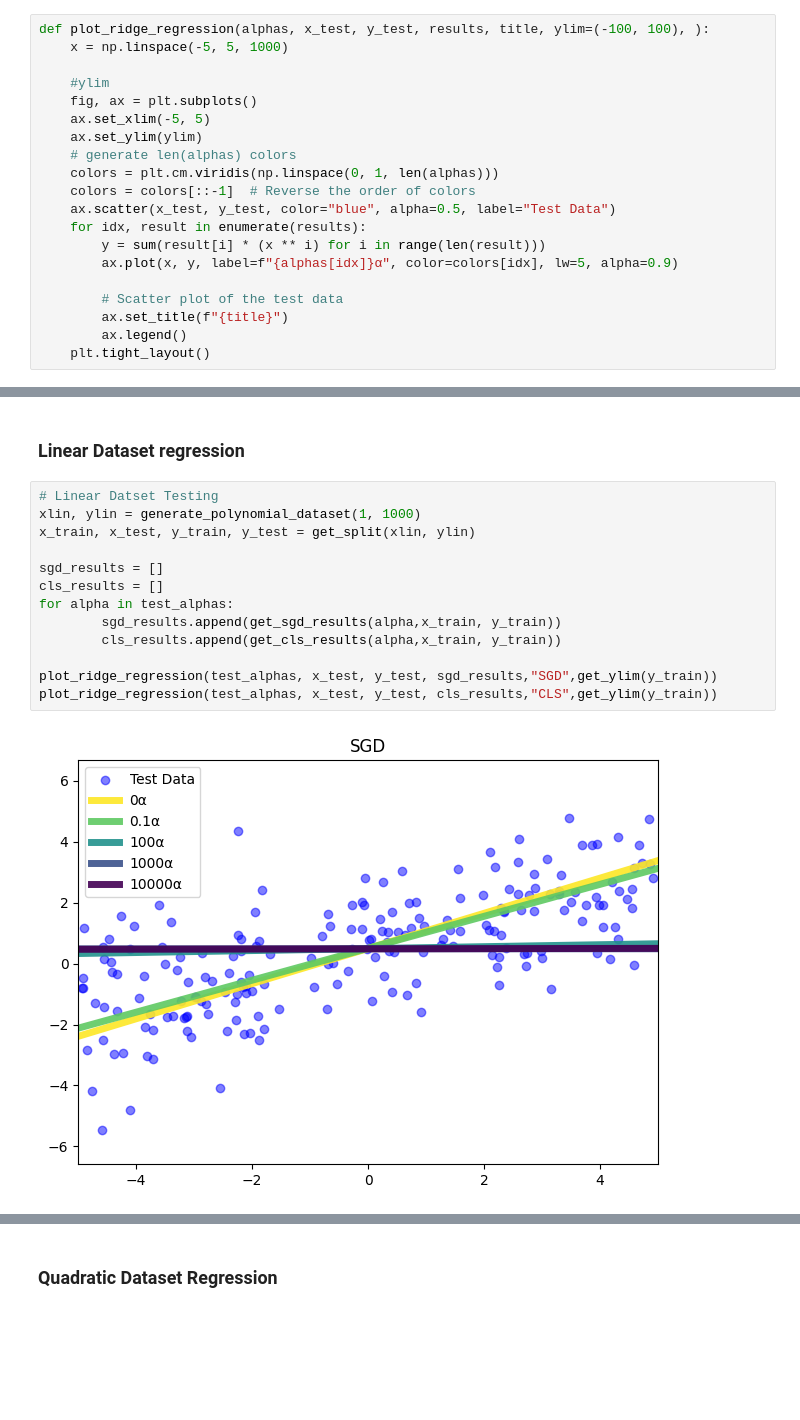
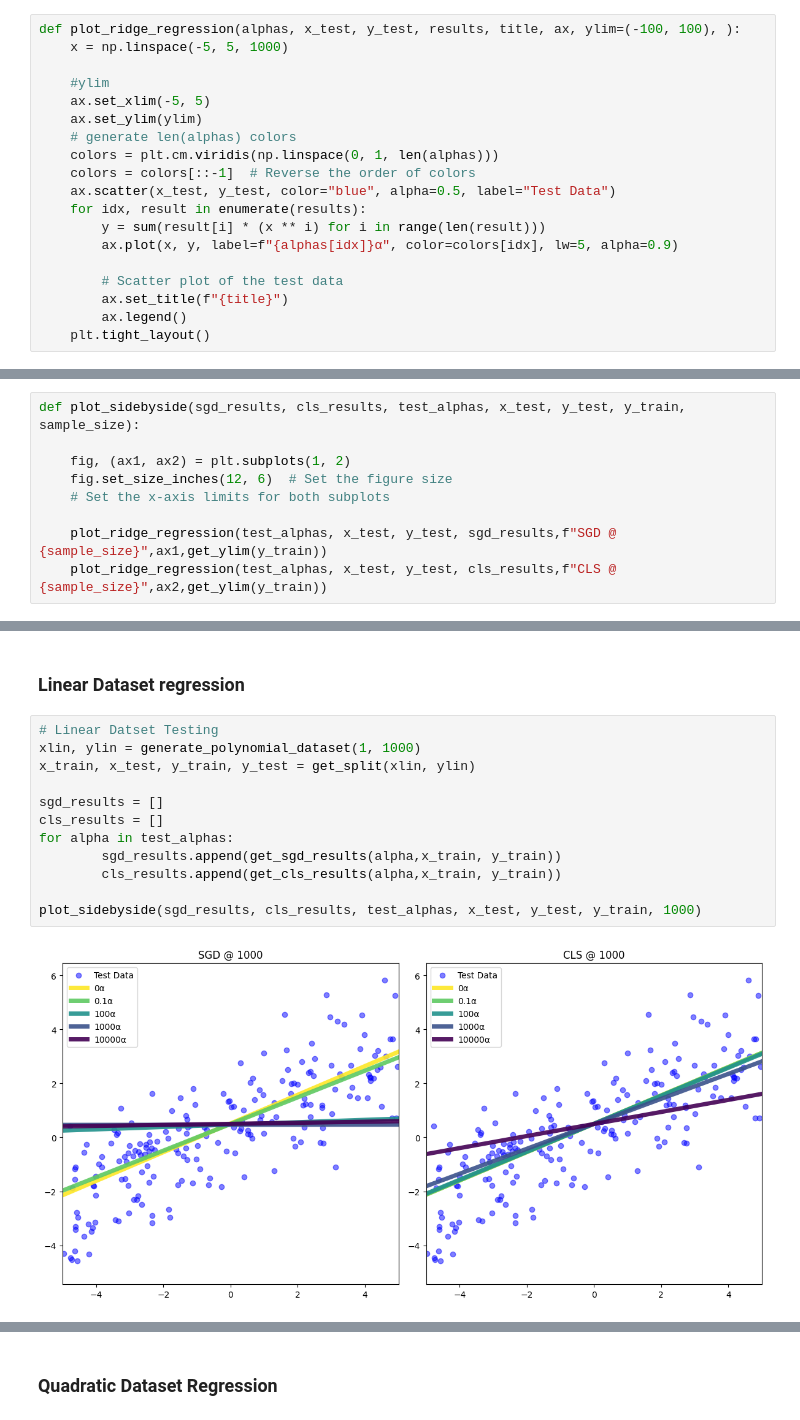
Before and after one commit to Martin-EvansUWA/ML-Project-1, a Jupyter notebook: 23621647.ipynb, the cells around one changed output, grey strips where cells are left out. Cells and saved outputs as stored; diff of their text form; blank space fills up the shorter version.

Commit message:
better graphs, higher polynomial testing

```diff
--- a/23621647.ipynb
+++ b/23621647.ipynb
@@ -213,11 +213,10 @@ $$ y = b + a_1x + a_2x^2 + ... + a_nk^n $$
 
 For any estimated polynomial regression.
 # %%
-def plot_ridge_regression(alphas, x_test, y_test, results, title, ylim=(-100, 100), ):
+def plot_ridge_regression(alphas, x_test, y_test, results, title, ax, ylim=(-100, 100), ):
     x = np.linspace(-5, 5, 1000)
 
     #ylim
-    fig, ax = plt.subplots()
     ax.set_xlim(-5, 5)
     ax.set_ylim(ylim)
     # generate len(alphas) colors
@@ -239,6 +238,15 @@ def get_ylim(y_train):
 
     ylim = (y_min , y_max )
     return ylim
+# %%
+def plot_sidebyside(sgd_results, cls_results, test_alphas, x_test, y_test, y_train, sample_size):
+
+    fig, (ax1, ax2) = plt.subplots(1, 2)
+    fig.set_size_inches(12, 6)  # Set the figure size
+    # Set the x-axis limits for both subplots
+
+    plot_ridge_regression(test_alphas, x_test, y_test, sgd_results,f"SGD @ {sample_size}",ax1,get_ylim(y_train))
+    plot_ridge_regression(test_alphas, x_test, y_test, cls_results,f"CLS @ {sample_size}",ax2,get_ylim(y_train))
 # %% [markdown]
 ## Stochastic Gradient Descent Regression
 # %%
@@ -282,15 +290,14 @@ Let's take a look at the results.
 # %%
 # Linear Datset Testing
 xlin, ylin = generate_polynomial_dataset(1, 1000)
 x_train, x_test, y_train, y_test = get_split(xlin, ylin)
 
 sgd_results = []
 cls_results = []
 for alpha in test_alphas:
         sgd_results.append(get_sgd_results(alpha,x_train, y_train))
         cls_results.append(get_cls_results(alpha,x_train, y_train))
 
-plot_ridge_regression(test_alphas, x_test, y_test, sgd_results,"SGD",get_ylim(y_train))
-plot_ridge_regression(test_alphas, x_test, y_test, cls_results,"CLS",get_ylim(y_train))
+plot_sidebyside(sgd_results, cls_results, test_alphas, x_test, y_test, y_train, 1000)
 # %% [output]
-[figure, old version]
+[figure, new version]
```
Also changed, not shown: parts of 12 cells of this notebook.
